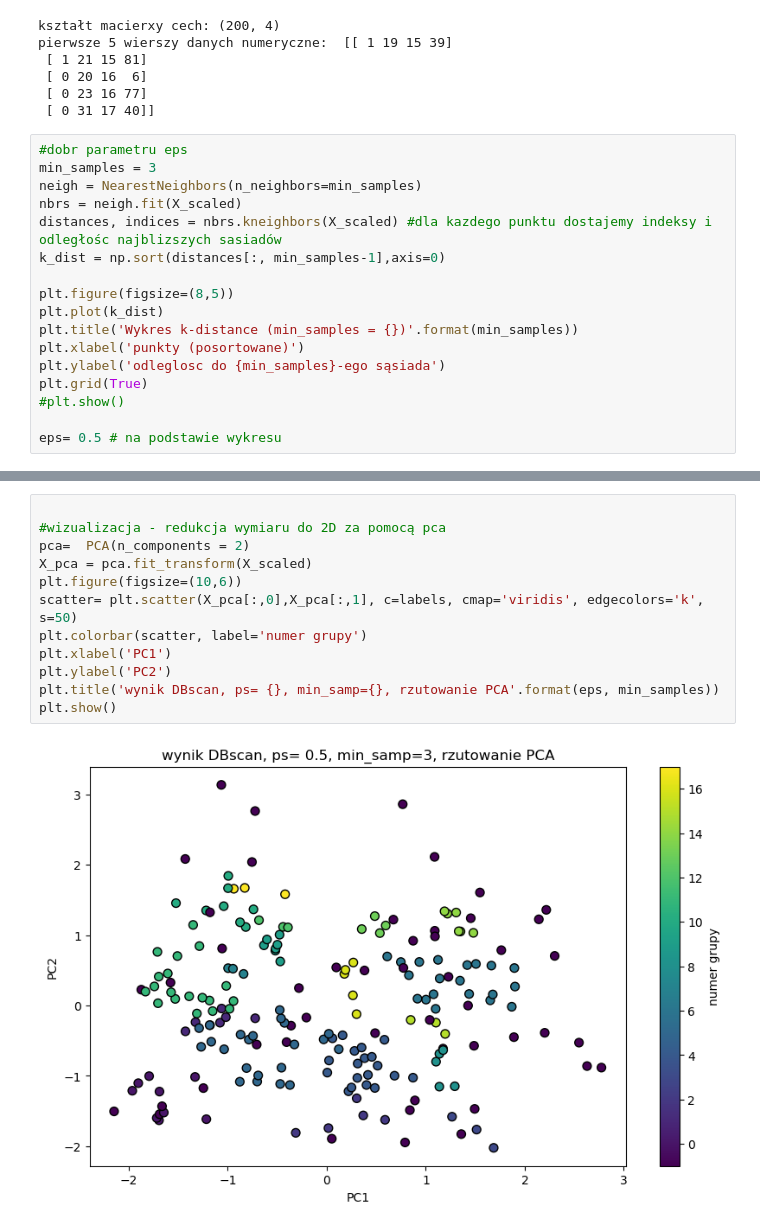
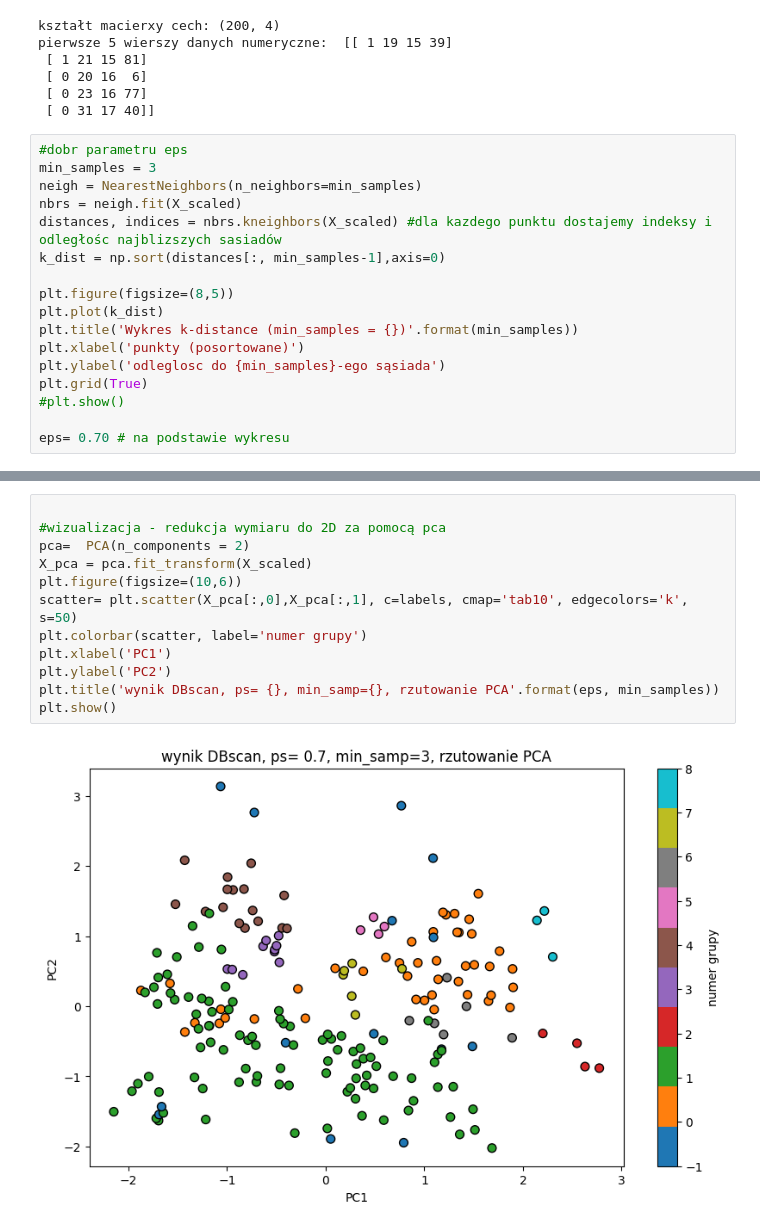
Before and after one commit to marlenawojcik/ML, a Jupyter notebook: DBSCAN.ipynb, the cells around one changed output, grey strips where cells are left out. Cells and saved outputs as stored; diff of their text form.

```diff
--- a/DBSCAN.ipynb
+++ b/DBSCAN.ipynb
@@ -98,7 +98,7 @@ plt.ylabel('odleglosc do {min_samples}-ego sąsiada')
 plt.grid(True)
 #plt.show()
 
-eps= 0.5 # na podstawie wykresu
+eps= 0.70 # na podstawie wykresu
 # %% [output]
 [figure]
 # %%
@@ -134,14 +145,14 @@ zapisano wyniki do pliku: mail_customers_with_clusters.csv
 # %%
 
 #wizualizacja - redukcja wymiaru do 2D za pomocą pca
 pca=  PCA(n_components = 2)
 X_pca = pca.fit_transform(X_scaled)
 plt.figure(figsize=(10,6))
-scatter= plt.scatter(X_pca[:,0],X_pca[:,1], c=labels, cmap='viridis', edgecolors='k', s=50)
+scatter= plt.scatter(X_pca[:,0],X_pca[:,1], c=labels, cmap='tab10', edgecolors='k', s=50)
 plt.colorbar(scatter, label='numer grupy')
 plt.xlabel('PC1')
 plt.ylabel('PC2')
 plt.title('wynik DBscan, ps= {}, min_samp={}, rzutowanie PCA'.format(eps, min_samples))
 plt.show()
 # %% [output]
-[figure, old version]
+[figure, new version]
```
Also changed, not shown: parts of 3 cells of this notebook.
